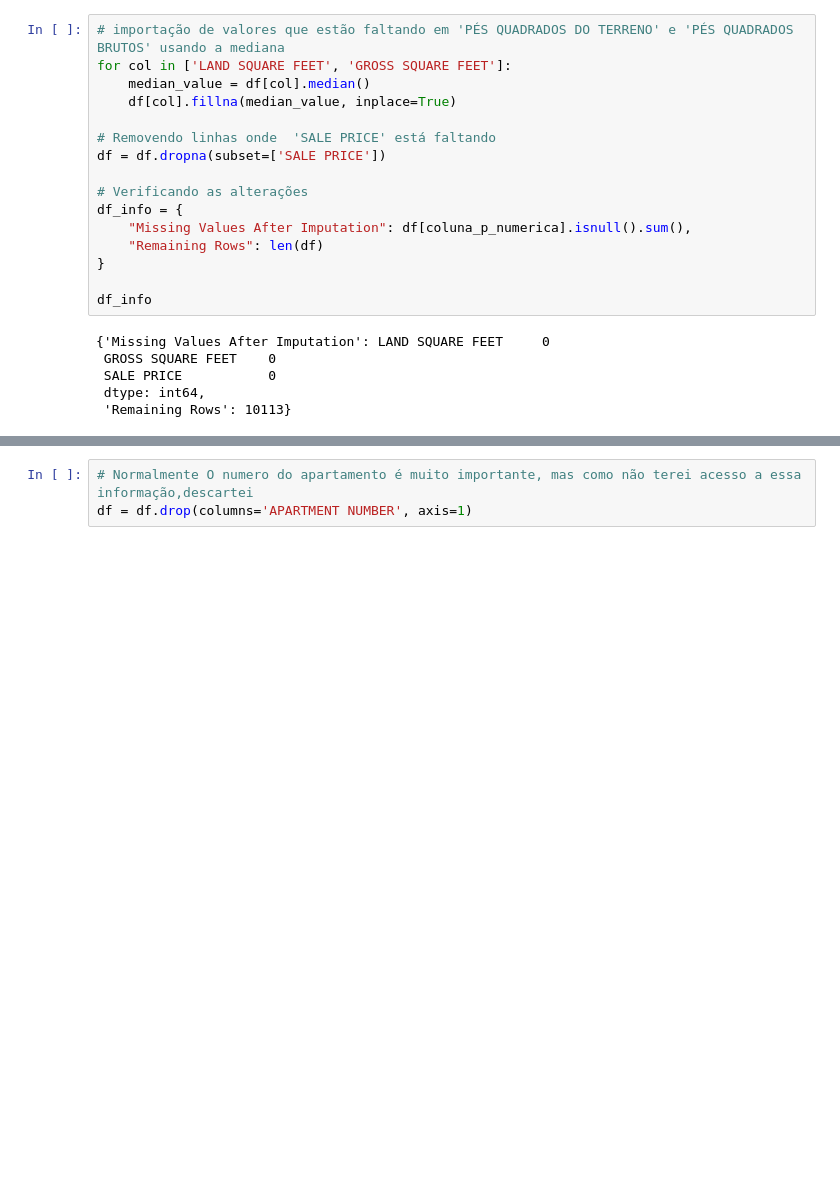
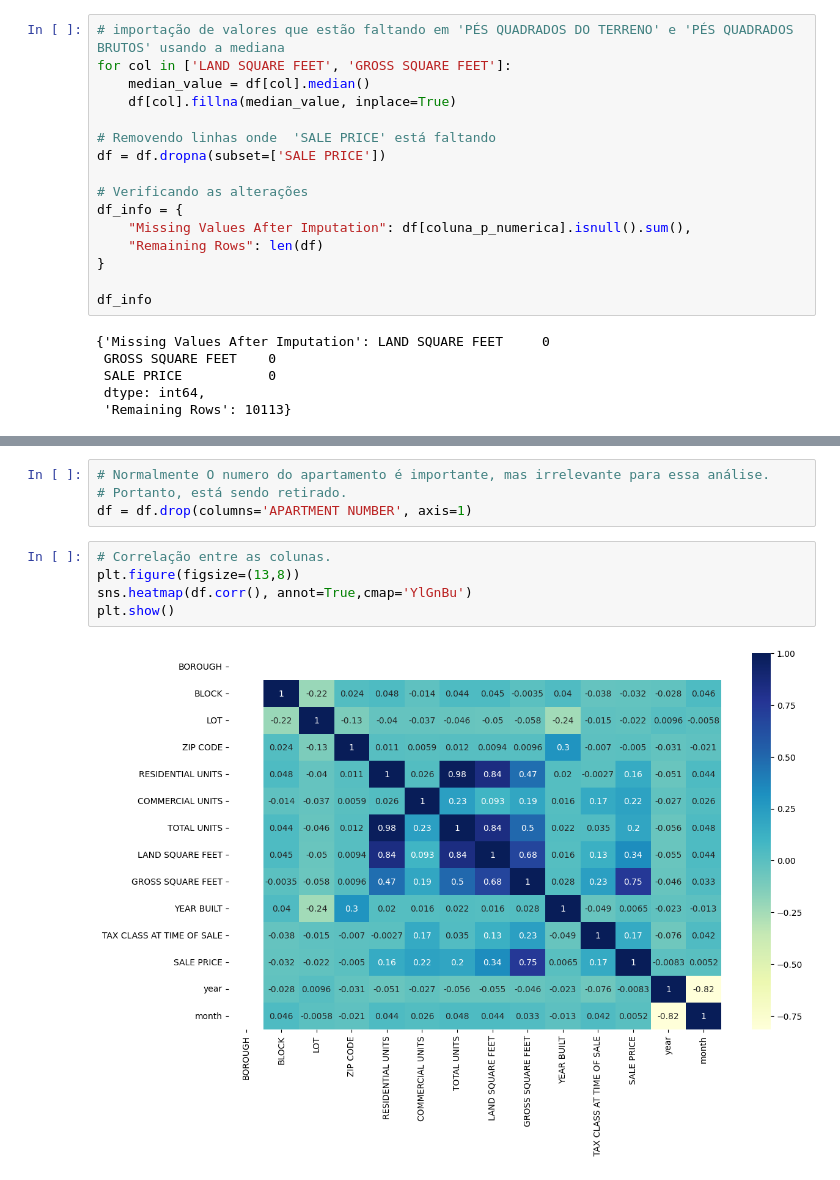
Before and after one commit to AnthonyPCardoso/Data_Science, a Jupyter notebook: Nyc_sale1.ipynb, the cells around one changed output, grey strips where cells are left out. Cells and saved outputs as stored; diff of their text form; blank space fills up the shorter version.

```diff
--- a/Nyc_sale1.ipynb
+++ b/Nyc_sale1.ipynb
@@ -166,3 +226,11 @@ df.head(11)
 # %%
-# Normalmente O numero do apartamento é muito importante, mas como não terei acesso a essa informação,descartei
+# Normalmente O numero do apartamento é importante, mas irrelevante para essa análise.
+# Portanto, está sendo retirado.
 df = df.drop(columns='APARTMENT NUMBER', axis=1)
+# %%
+# Correlação entre as colunas.
+plt.figure(figsize=(13,8))
+sns.heatmap(df.corr(), annot=True,cmap='YlGnBu')
+plt.show()
+# %% [output]
+[figure, added]
```
Also changed, not shown: parts of 39 cells of this notebook.
